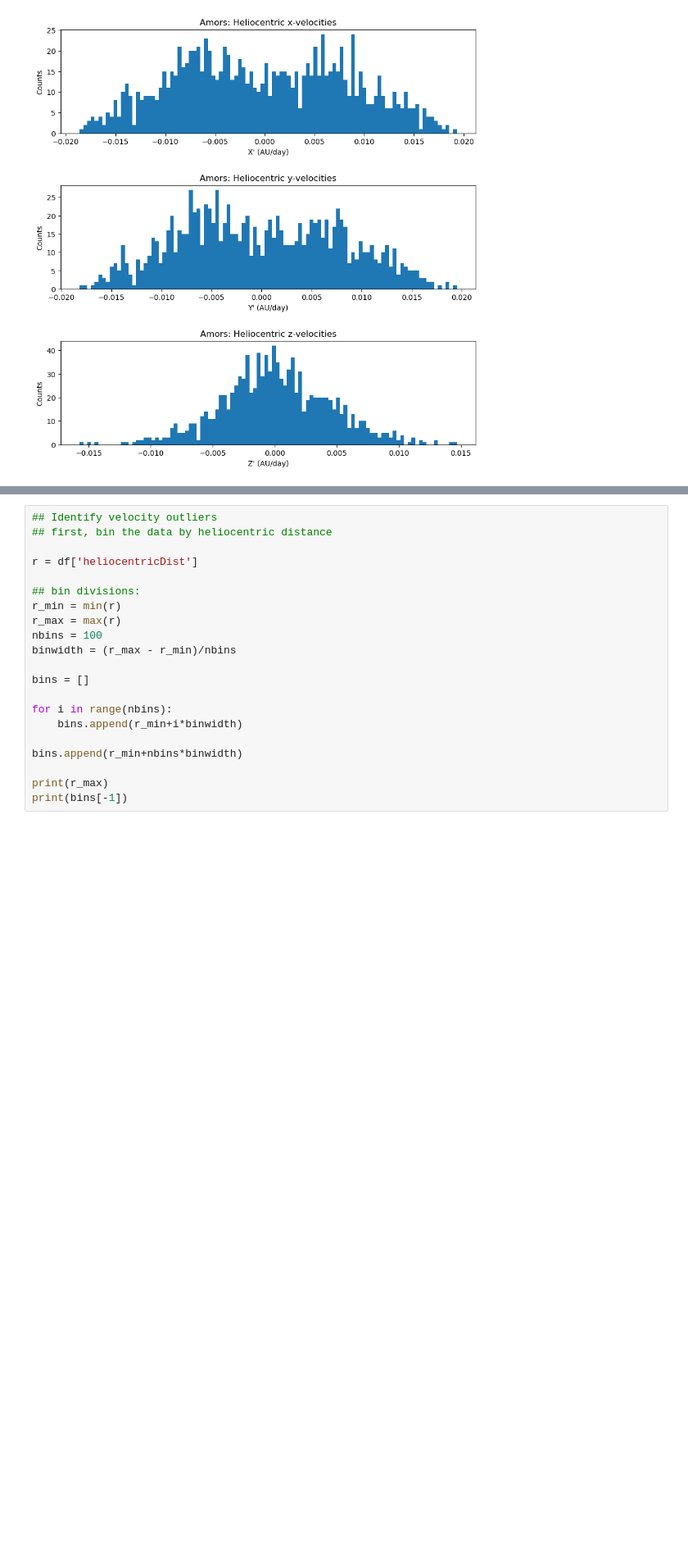
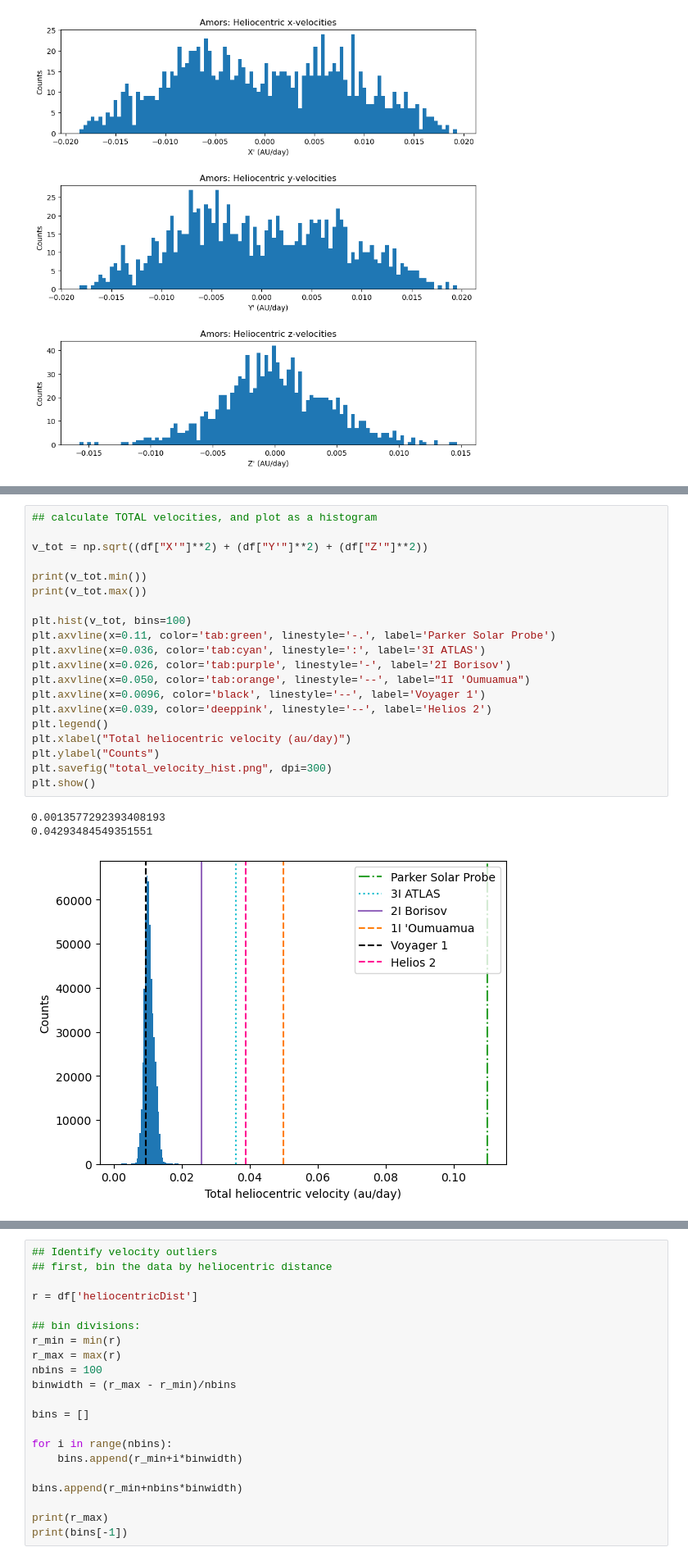
Before and after one commit to ewhite42/lsst_seti, a Jupyter notebook: sycorax_search/mpc_analysis.ipynb, the cells around one changed output, grey strips where cells are left out. Shown at 82% size. Drawn from its saved outputs; the diff is of its cells as text; blank space fills up the shorter version.

```diff
--- a/sycorax_search/mpc_analysis.ipynb
+++ b/sycorax_search/mpc_analysis.ipynb
@@ -292,0 +363,24 @@ plt.show()
+# %%
+## calculate TOTAL velocities, and plot as a histogram
+
+v_tot = np.sqrt((df["X'"]**2) + (df["Y'"]**2) + (df["Z'"]**2))
+
+print(v_tot.min())
+print(v_tot.max())
+
+plt.hist(v_tot, bins=100)
+plt.axvline(x=0.11, color='tab:green', linestyle='-.', label='Parker Solar Probe')
+plt.axvline(x=0.036, color='tab:cyan', linestyle=':', label='3I ATLAS')
+plt.axvline(x=0.026, color='tab:purple', linestyle='-', label='2I Borisov')
+plt.axvline(x=0.050, color='tab:orange', linestyle='--', label="1I 'Oumuamua")
+plt.axvline(x=0.0096, color='black', linestyle='--', label='Voyager 1')
+plt.axvline(x=0.039, color='deeppink', linestyle='--', label='Helios 2')
+plt.legend()
+plt.xlabel("Total heliocentric velocity (au/day)")
+plt.ylabel("Counts")
+plt.savefig("total_velocity_hist.png", dpi=300)
+plt.show()
+# %% [output]
+0.0013577292393408193
+0.04293484549351551
+[figure, added]
```
Also changed, not shown: parts of 9 cells of this notebook, 4 other files.
